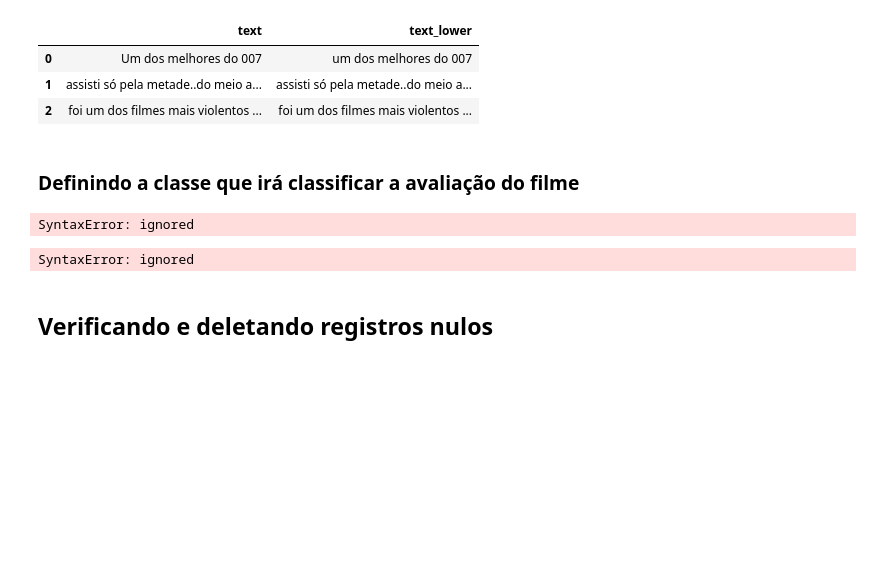
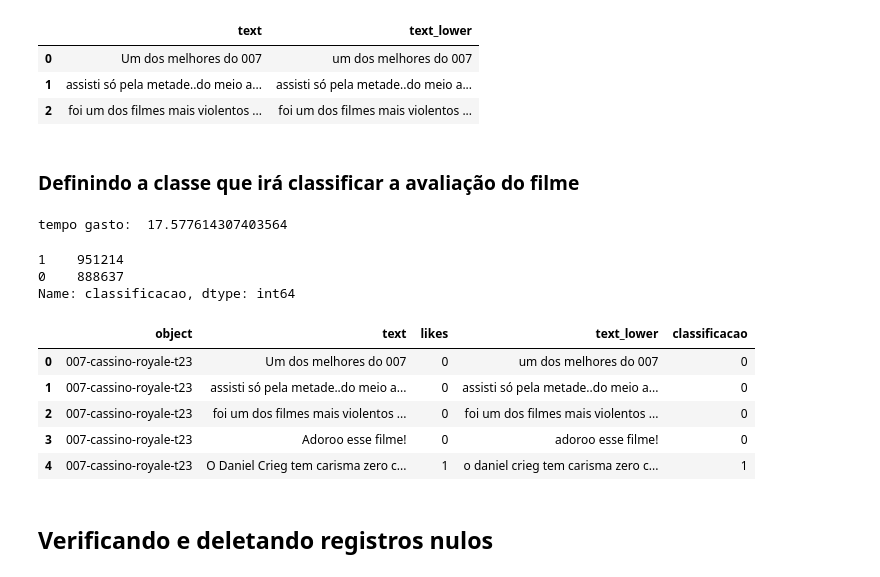
Before and after one commit to hericax/Pos, a Jupyter notebook: projeto_NLP/projeto4_NLP.IPYNB, the cells around one changed output. Drawn from its saved outputs; the diff is of its cells as text; code cells hidden in the pictures; blank space fills up the shorter version.

```diff
--- a/projeto_NLP/projeto4_NLP.IPYNB
+++ b/projeto_NLP/projeto4_NLP.IPYNB
@@ -191,29 +194,34 @@ df_movies[['text','text_lower']].head(3)
 | 2 | foi um dos filmes mais violentos ... | foi um dos filmes mais violentos ... |
 # %% [markdown]
 ### Definindo a classe que irá classificar a avaliação do filme
-# %%
-def define_classe(classificacao:float)->int:
-  tokens = nltk.word_tokenize(row['like'])
-    if (like = 0.):
-        return 0 # classe negativa
-    else:
-        return 1 # classe positiva
-
-
-
-def identify_tokens(row):
-    tokens = nltk.word_tokenize(row['text_lower'])
-    #print (tokens)
-    # pegar somente palavra, sem pontuação
-    token_words = [w for w in tokens if w.isalnum()] # isalnum (não remove caracteres especiais e números) - isalpha (removeremos palavras / caracteres não alfanuméricos (como números e pontuação)
-    return token_words
-# %% [output]
-SyntaxError: ignored
-SyntaxError: ignored
+# %%
+def define_classe(row):
+  var_like = row['likes']
+  if (var_like == 0):
+    return 0 # classe negativa
+  else:
+    return 1 # classe positiva
 # %%
 start = time.time()
 df_movies['classificacao'] = df_movies.apply(define_classe, axis=1)
 print ("tempo gasto: ", (time.time() - start))
+# %% [output]
+tempo gasto:  17.577614307403564
+# %%
+df_movies['classificacao'].value_counts()
+# %% [output]
+1    951214
+0    888637
+Name: classificacao, dtype: int64
+# %%
+df_movies.head(5)
+# %% [output]
+|  | object | text | likes | text_lower | classificacao |
+| 0 | 007-cassino-royale-t23 | Um dos melhores do 007 | 0 | um dos melhores do 007 | 0 |
+| 1 | 007-cassino-royale-t23 | assisti só pela metade..do meio a... | 0 | assisti só pela metade..do meio a... | 0 |
+| 2 | 007-cassino-royale-t23 | foi um dos filmes mais violentos ... | 0 | foi um dos filmes mais violentos ... | 0 |
+| 3 | 007-cassino-royale-t23 | Adoroo esse filme! | 0 | adoroo esse filme! | 0 |
+| 4 | 007-cassino-royale-t23 | O Daniel Crieg tem carisma zero c... | 1 | o daniel crieg tem carisma zero c... | 1 |
 # %% [markdown]
 ## Verificando e deletando registros nulos
 # %%
```
Also changed, not shown: parts of 74 cells of this notebook.
